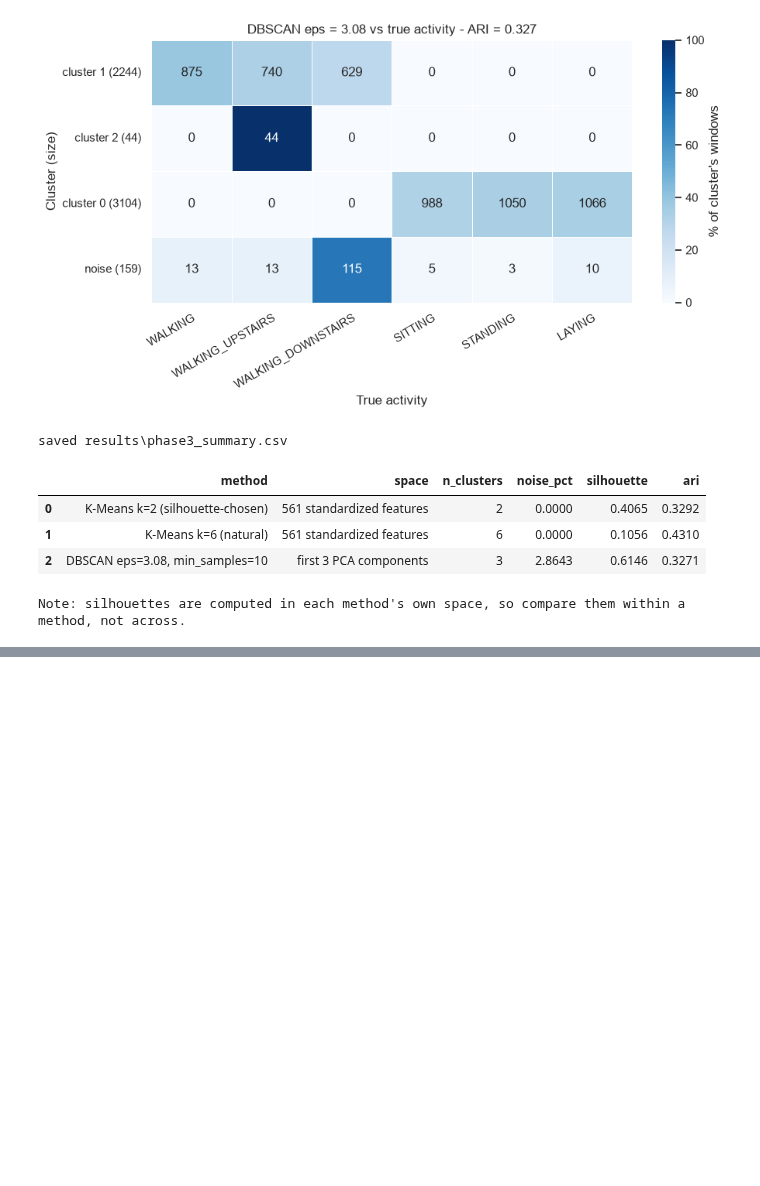
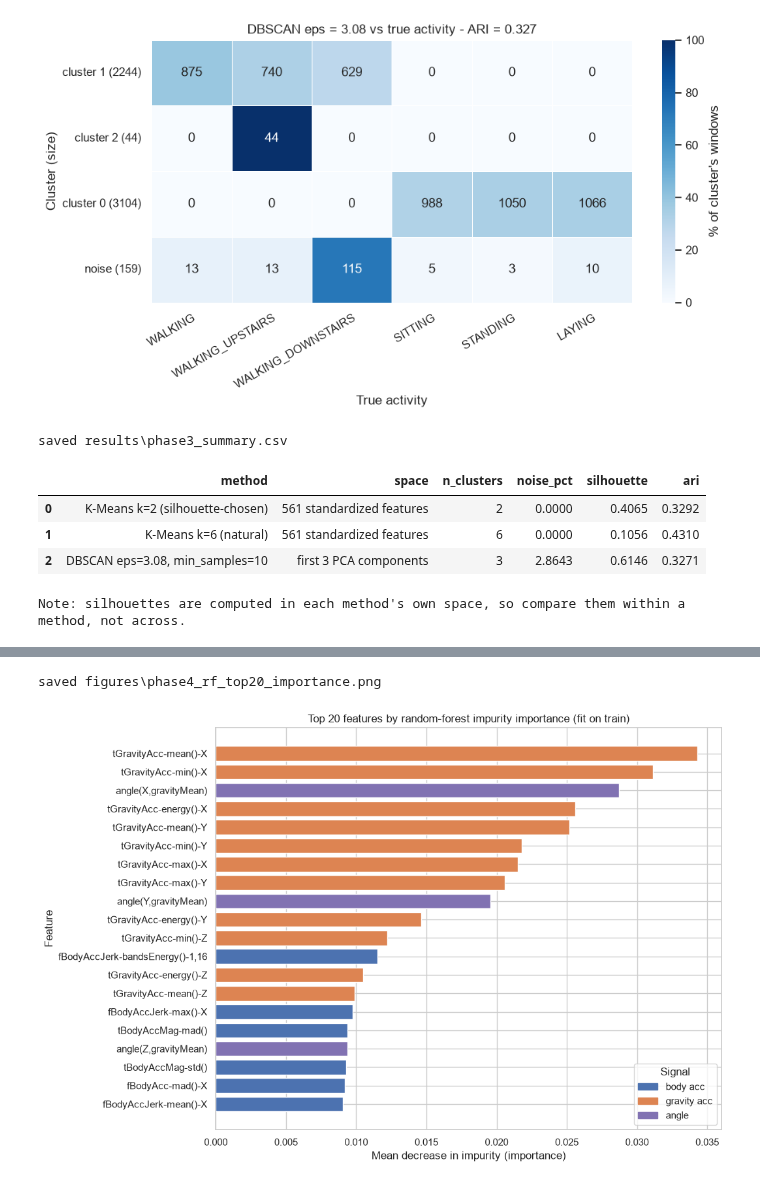
Before and after one commit to LUCIFER5671/har-feature-reduction, a Jupyter notebook: har_feature_reduction.ipynb, the cells around one changed output, grey strips where cells are left out. Drawn from its saved outputs; the diff is of its cells as text; code cells hidden in the pictures; blank space fills up the shorter version.

Commit message:
Phase 4 Built and tested

```diff
--- a/har_feature_reduction.ipynb
+++ b/har_feature_reduction.ipynb
@@ -779,0 +881,19 @@ Note: silhouettes are computed in each method's own space, so compare them withi
+# %%
+TOP_N = 20
+top = importance.head(TOP_N)
+signal_colors = {"body acc": "#4C72B0", "gravity acc": "#DD8452", "gyroscope": "#55A868", "angle": "#8172B2"}
+
+fig, ax = plt.subplots(figsize=(10, 8))
+ax.barh(top["feature"], top["importance"], color=top["signal"].map(signal_colors))
+ax.invert_yaxis()
+ax.set_title(f"Top {TOP_N} features by random-forest impurity importance (fit on train)")
+ax.set_xlabel("Mean decrease in impurity (importance)")
+ax.set_ylabel("Feature")
+from matplotlib.patches import Patch
+ax.legend(handles=[Patch(color=c, label=s) for s, c in signal_colors.items() if s in set(top["signal"])],
+          title="Signal", loc="lower right")
+save_fig(fig, "phase4_rf_top20_importance")
+plt.show()
+# %% [output]
+saved figures\phase4_rf_top20_importance.png
+[figure, added]
```
Also changed, not shown: parts of 14 cells of this notebook, 9 other files.
